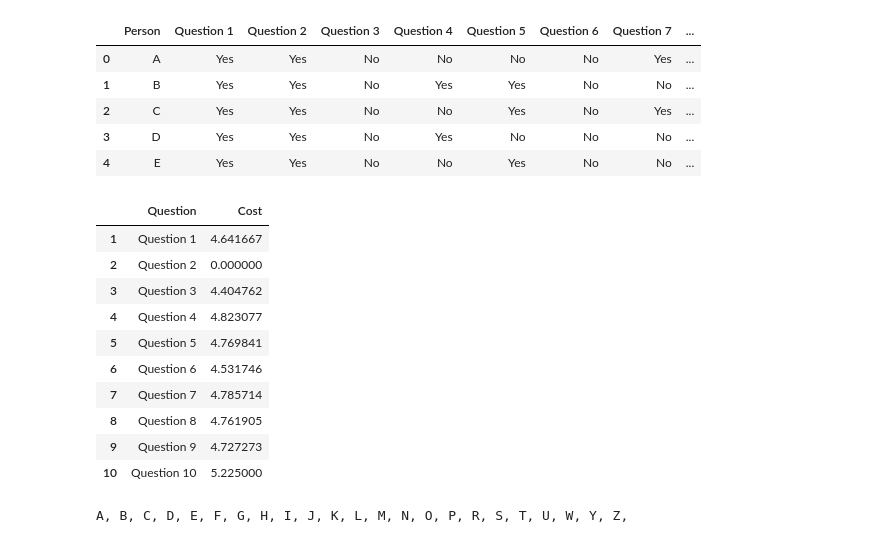
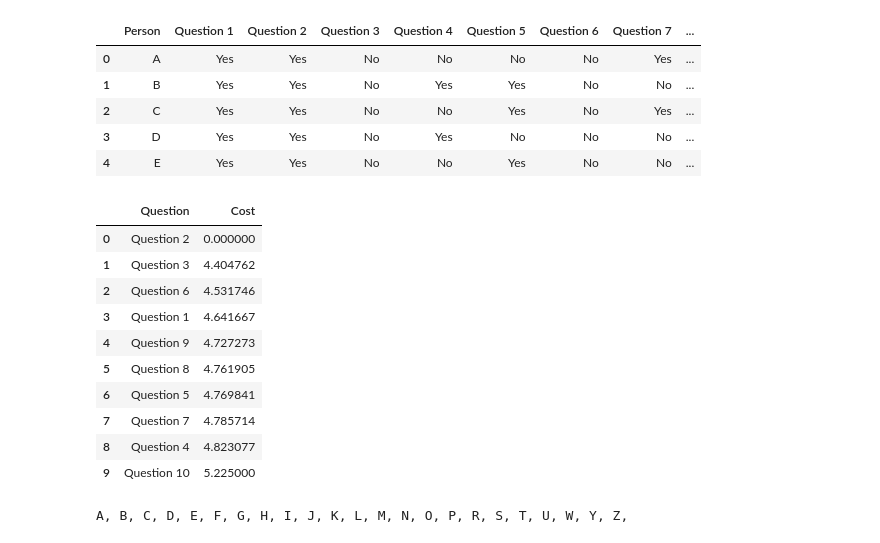
Before and after one commit to zuzannazak/Tangles, a Jupyter notebook: Tangle_playground.ipynb, the cells around one changed output. Cells and saved outputs as stored; diff of their text form; code cells hidden in the pictures.

```diff
--- a/Tangle_playground.ipynb
+++ b/Tangle_playground.ipynb
@@ -108,43 +108,45 @@ for columnName in df.iteritems():
 
   qA = qA.reset_index(drop=True)
   qB = qB.reset_index(drop=True)
 
 
   sum_of_similarities = 0
 
   for i, row in qA.iterrows():
       for l, row in qB.iterrows():
         for k in range(10):
           if qB.iat[l,k] == qA.iat[i,k]:
             sum_of_similarities = sum_of_similarities +1
             #print(str(j) + ": rząd " + str(l) + ", pytanie " + str(k) + ": " + q1B.iat[l,k] + " i "+"rząd " + str(i) +", pytanie " + str(k) + ": " + q1A.iat[i,k])
             #print(sum_of_similarities)
 
   number_of_pairs_between_sets = qA.shape[0]*qB.shape[0]
   if number_of_pairs_between_sets == 0:
     number_of_pairs_between_sets = 0.0000001
   normalized_func_cost = sum_of_similarities/number_of_pairs_between_sets
 
   questions_with_cost_df = pd.concat([questions_with_cost_df, pd.DataFrame({'Question': [str(columnName[0])],
                     'Cost' : [normalized_func_cost]})], ignore_index = True, axis = 0)
 
   sum_of_similarities = 0
 
 questions_with_cost_df = questions_with_cost_df[questions_with_cost_df["Question"] != "Person"]
+questions_with_cost_df = questions_with_cost_df.sort_values(by=['Cost'])
+questions_with_cost_df = questions_with_cost_df.reset_index(drop=True)
 questions_with_cost_df
 #why 0 when all of them are different, or all of them are the same?
 # %% [output]
 |  | Question | Cost |
-| 1 | Question 1 | 4.641667 |
-| 2 | Question 2 | 0.000000 |
-| 3 | Question 3 | 4.404762 |
-| 4 | Question 4 | 4.823077 |
-| 5 | Question 5 | 4.769841 |
-| 6 | Question 6 | 4.531746 |
+| 0 | Question 2 | 0.000000 |
+| 1 | Question 3 | 4.404762 |
+| 2 | Question 6 | 4.531746 |
+| 3 | Question 1 | 4.641667 |
+| 4 | Question 9 | 4.727273 |
+| 5 | Question 8 | 4.761905 |
+| 6 | Question 5 | 4.769841 |
 | 7 | Question 7 | 4.785714 |
-| 8 | Question 8 | 4.761905 |
-| 9 | Question 9 | 4.727273 |
-| 10 | Question 10 | 5.225000 |
+| 8 | Question 4 | 4.823077 |
+| 9 | Question 10 | 5.225000 |
 # %%
 def list_of_people_to_string(df):
     list_of_people = ""
```
Also changed, not shown: parts of 7 cells of this notebook.
